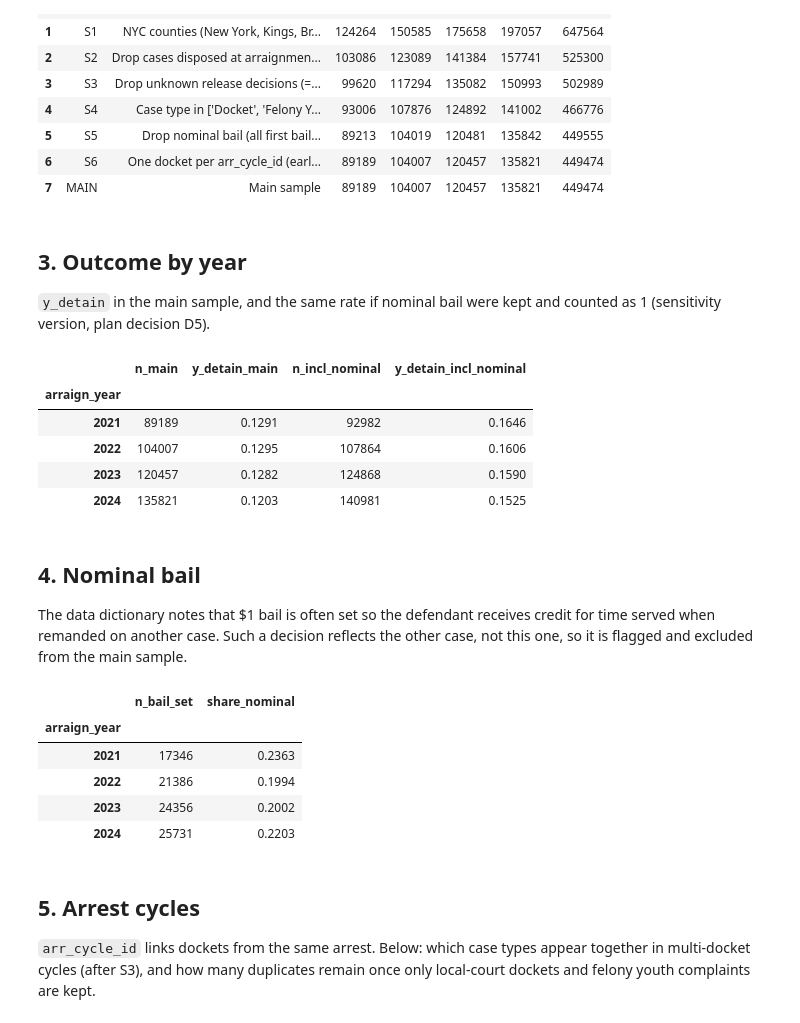
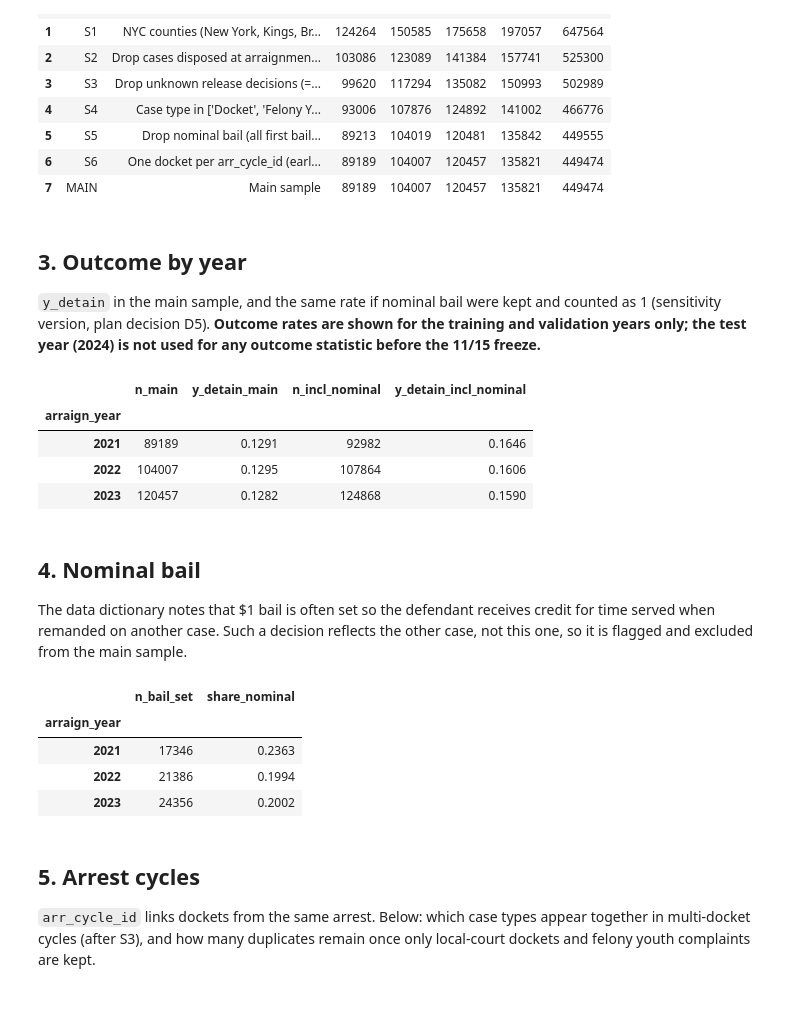
Before and after one commit to POL408-Team5/ny-pretrial-detention, a Jupyter notebook: notebooks/01_build_sample.ipynb, the cells around one changed output. Saved outputs shown, nothing was run; the diff lists cells and outputs as text; code cells hidden in the pictures.

```diff
--- a/notebooks/01_build_sample.ipynb
+++ b/notebooks/01_build_sample.ipynb
@@ -20,8 +20,5 @@ pd.set_option("display.width", 140)
 # %%
-with warnings.catch_warnings():
-    warnings.simplefilter("ignore")
-    raw = load_raw()
-analytic, flow = build_sample(raw)
-del raw
+analytic = pd.read_parquet(config.ANALYTIC_FILE)
+flow = pd.read_csv(config.SAMPLE_FLOW_FILE)
 print(f"analytic: {len(analytic):,} rows x {analytic.shape[1]} columns")
 # %% [output]
@@ -49,37 +42,37 @@ flow
 # %% [markdown]
 ## 3. Outcome by year
 
-`y_detain` in the main sample, and the same rate if nominal bail were kept and counted as 1 (sensitivity version, plan decision D5).
+`y_detain` in the main sample, and the same rate if nominal bail were kept and counted as 1 (sensitivity version, plan decision D5). **Outcome rates are shown for the training and validation years only; the test year (2024) is not used for any outcome statistic before the 11/15 freeze.**
 # %%
 main = analytic[analytic[config.MAIN_SAMPLE_COL]]
 alt = analytic[(analytic["excl_case_type"] == 0) & (analytic["dup_cycle"] == 0)]
+nt = lambda d: d[d[config.YEAR_COL] != config.TEST_YEAR]   # drop the test year for outcome statistics
+main_nt, alt_nt = nt(main), nt(alt)
 pd.DataFrame({
-    "n_main": main.groupby(config.YEAR_COL).size(),
-    "y_detain_main": main.groupby(config.YEAR_COL)[config.TARGET_Q1].mean().round(4),
-    "n_incl_nominal": alt.groupby(config.YEAR_COL).size(),
-    "y_detain_incl_nominal": alt.groupby(config.YEAR_COL)[config.TARGET_Q1].mean().round(4),
+    "n_main": main_nt.groupby(config.YEAR_COL).size(),
+    "y_detain_main": main_nt.groupby(config.YEAR_COL)[config.TARGET_Q1].mean().round(4),
+    "n_incl_nominal": alt_nt.groupby(config.YEAR_COL).size(),
+    "y_detain_incl_nominal": alt_nt.groupby(config.YEAR_COL)[config.TARGET_Q1].mean().round(4),
 })
 # %% [output]
 |  | n_main | y_detain_main | n_incl_nominal | y_detain_incl_nominal |
 | arraign_year |  |  |  |  |
 | 2021 | 89189 | 0.1291 | 92982 | 0.1646 |
 | 2022 | 104007 | 0.1295 | 107864 | 0.1606 |
 | 2023 | 120457 | 0.1282 | 124868 | 0.1590 |
-| 2024 | 135821 | 0.1203 | 140981 | 0.1525 |
 # %% [markdown]
 ## 4. Nominal bail
 
 The data dictionary notes that \$1 bail is often set so the defendant receives credit for time served when remanded on another case. Such a decision reflects the other case, not this one, so it is flagged and excluded from the main sample.
 # %%
 bail_set = analytic[config.RELEASE_COL].eq("Bail-set")
-analytic[bail_set].groupby(config.YEAR_COL)["nominal_bail"].agg(n_bail_set="size", share_nominal="mean").round(4)
+nt(analytic[bail_set]).groupby(config.YEAR_COL)["nominal_bail"].agg(n_bail_set="size", share_nominal="mean").round(4)
 # %% [output]
 |  | n_bail_set | share_nominal |
 | arraign_year |  |  |
 | 2021 | 17346 | 0.2363 |
 | 2022 | 21386 | 0.1994 |
 | 2023 | 24356 | 0.2002 |
-| 2024 | 25731 | 0.2203 |
 # %% [markdown]
 ## 5. Arrest cycles
 
```
Also changed, not shown: parts of 6 cells of this notebook, 16 other files.
